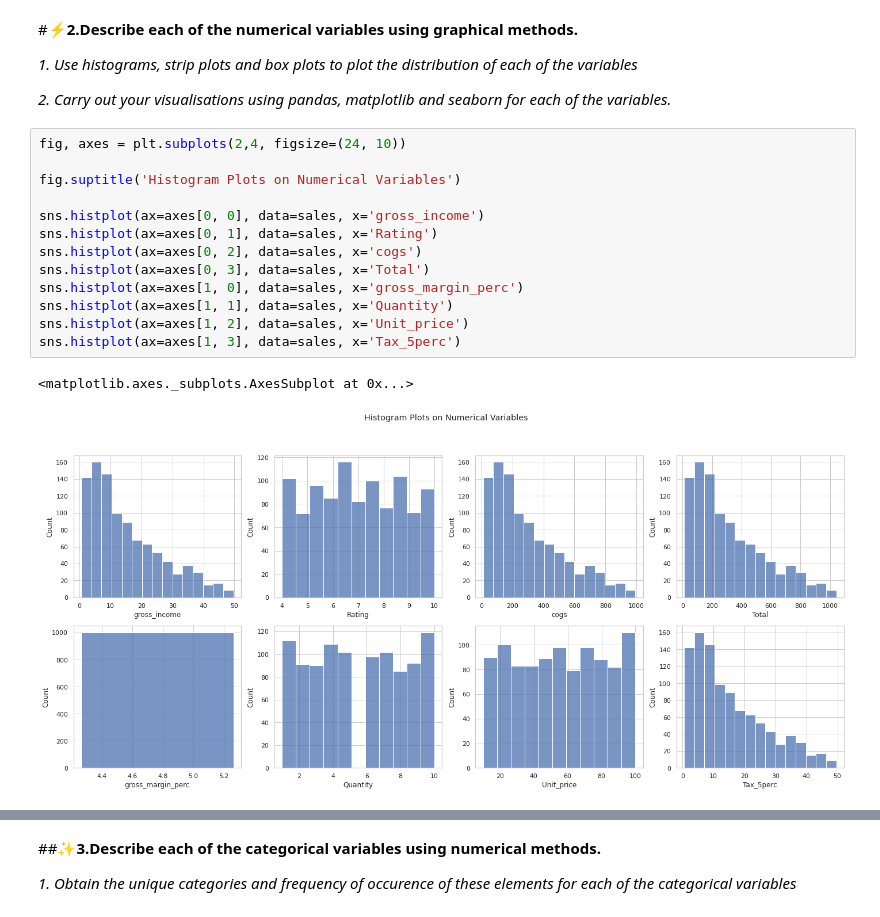
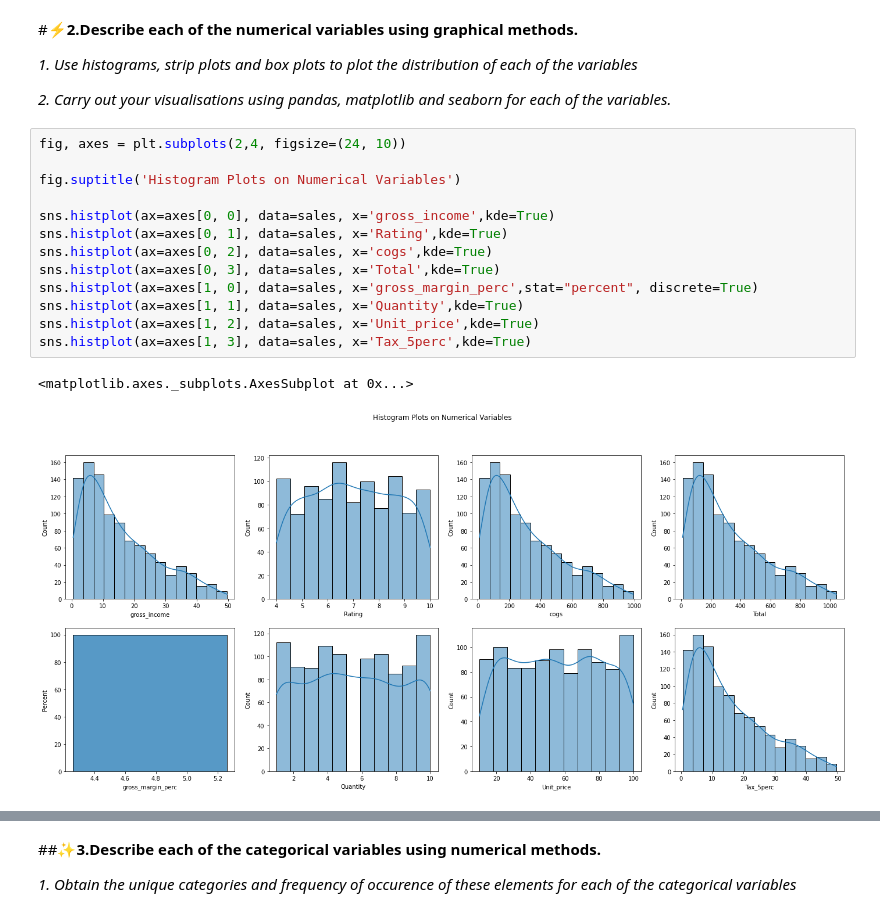
Before and after one commit to Joykareko/Data-Science-Projects, a Jupyter notebook: Univariate_Statistics_Python_Project_Objectives.ipynb, the cells around one changed output, grey strips where cells are left out. Cells and saved outputs as stored; diff of their text form.

```diff
--- a/Univariate_Statistics_Python_Project_Objectives.ipynb
+++ b/Univariate_Statistics_Python_Project_Objectives.ipynb
@@ -331,18 +366,18 @@ l + h*(-F + n/2)/f
 # %%
 fig, axes = plt.subplots(2,4, figsize=(24, 10))
 
 fig.suptitle('Histogram Plots on Numerical Variables')
 
-sns.histplot(ax=axes[0, 0], data=sales, x='gross_income')
-sns.histplot(ax=axes[0, 1], data=sales, x='Rating')
-sns.histplot(ax=axes[0, 2], data=sales, x='cogs')
-sns.histplot(ax=axes[0, 3], data=sales, x='Total')
-sns.histplot(ax=axes[1, 0], data=sales, x='gross_margin_perc')
-sns.histplot(ax=axes[1, 1], data=sales, x='Quantity')
-sns.histplot(ax=axes[1, 2], data=sales, x='Unit_price')
-sns.histplot(ax=axes[1, 3], data=sales, x='Tax_5perc')
+sns.histplot(ax=axes[0, 0], data=sales, x='gross_income',kde=True)
+sns.histplot(ax=axes[0, 1], data=sales, x='Rating',kde=True)
+sns.histplot(ax=axes[0, 2], data=sales, x='cogs',kde=True)
+sns.histplot(ax=axes[0, 3], data=sales, x='Total',kde=True)
+sns.histplot(ax=axes[1, 0], data=sales, x='gross_margin_perc',stat="percent", discrete=True)
+sns.histplot(ax=axes[1, 1], data=sales, x='Quantity',kde=True)
+sns.histplot(ax=axes[1, 2], data=sales, x='Unit_price',kde=True)
+sns.histplot(ax=axes[1, 3], data=sales, x='Tax_5perc',kde=True)
 # %% [output]
 <matplotlib.axes._subplots.AxesSubplot at 0x...>
-[figure, old version]
+[figure, new version]
 # %%
 #Boxplots
```
Also changed, not shown: parts of 19 cells of this notebook.
